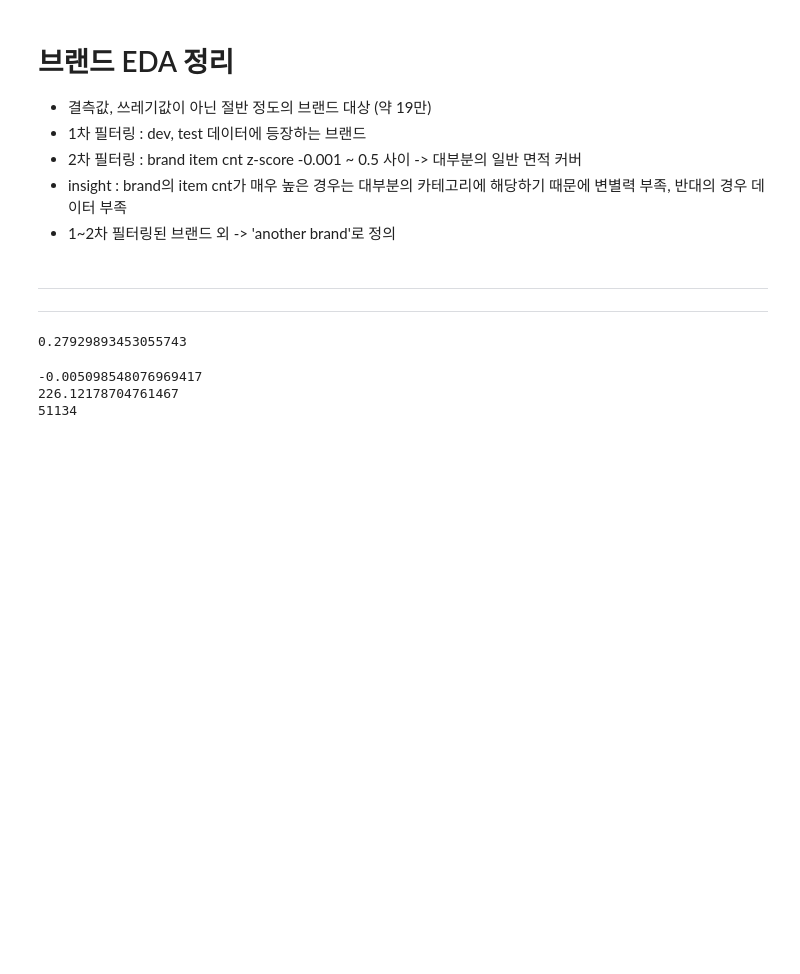
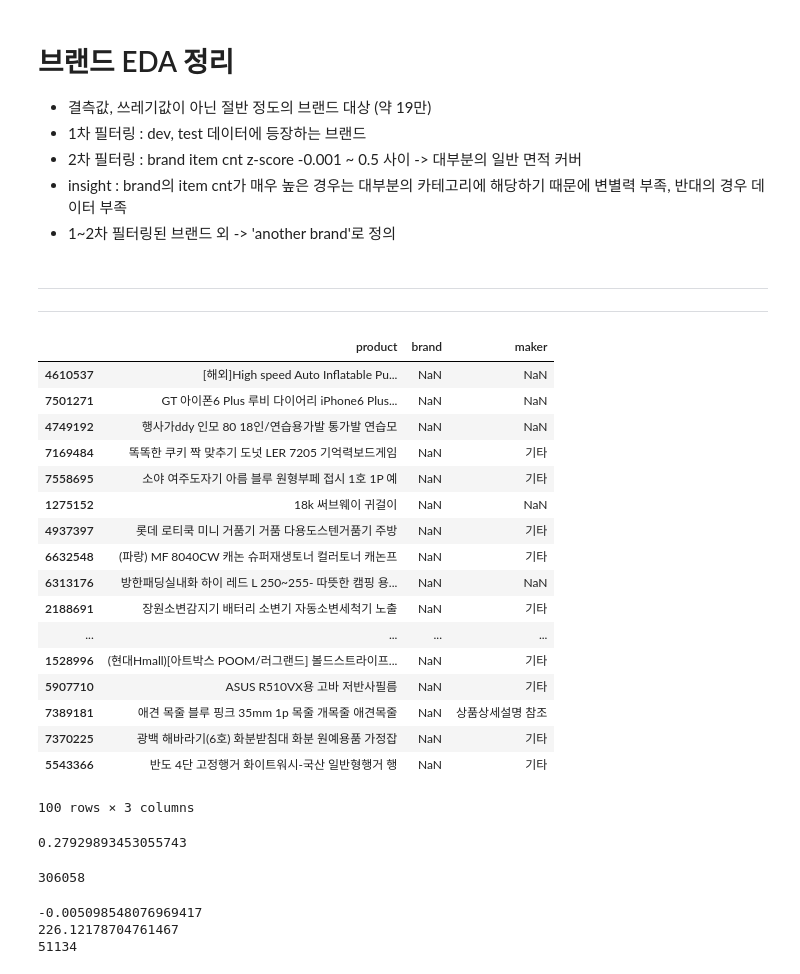
Before and after one commit to dunna-error/shopping-classification, a Jupyter notebook: yamarae/eda/02_eda_dataframe.ipynb, the cells around one changed output. Saved outputs shown, nothing was run; the diff lists cells and outputs as text; code cells hidden in the pictures; blank space fills up the shorter version.

```diff
--- a/yamarae/eda/02_eda_dataframe.ipynb
+++ b/yamarae/eda/02_eda_dataframe.ipynb
@@ -341,6 +331,27 @@ len(brand_z_list[np.where((0 < brand_z_list) & (brand_z_list < 0.5))])
 # %% [markdown]
 -----
 -----
+# %%
+df[df.brand.isnull()][['product','brand', 'maker']].sample(100).head(100)
+# %% [output]
+|  | product | brand | maker |
+| 4610537 | [해외]High speed Auto Inflatable Pu... | NaN | NaN |
+| 7501271 | GT 아이폰6 Plus 루비 다이어리 iPhone6 Plus... | NaN | NaN |
+| 4749192 | 행사가ddy 인모 80 18인/연습용가발 통가발 연습모 | NaN | NaN |
+| 7169484 | 똑똑한 쿠키 짝 맞추기 도넛 LER 7205 기억력보드게임 | NaN | 기타 |
+| 7558695 | 소야 여주도자기 아름 블루 원형부페 접시 1호 1P 예 | NaN | 기타 |
+| 1275152 | 18k 써브웨이 귀걸이 | NaN | NaN |
+| 4937397 | 롯데 로티쿡 미니 거품기 거품 다용도스텐거품기 주방 | NaN | 기타 |
+| 6632548 | (파랑) MF 8040CW 캐논 슈퍼재생토너 컬러토너 캐논프 | NaN | 기타 |
+| 6313176 | 방한패딩실내화 하이 레드 L 250~255- 따뜻한 캠핑 용... | NaN | NaN |
+| 2188691 | 장원소변감지기 배터리 소변기 자동소변세척기 노출 | NaN | 기타 |
+| ... | ... | ... | ... |
+| 1528996 | (현대Hmall)[아트박스 POOM/러그랜드] 볼드스트라이프... | NaN | 기타 |
+| 5907710 | ASUS R510VX용 고바 저반사필름 | NaN | 기타 |
+| 7389181 | 애견 목줄 블루 핑크 35mm 1p 목줄 개목줄 애견목줄 | NaN | 상품상세설명 참조 |
+| 7370225 | 광백 해바라기(6호) 화분받침대 화분 원예용품 가정잡 | NaN | 기타 |
+| 5543366 | 반도 4단 고정행거 화이트워시-국산 일반형행거 행 | NaN | 기타 |
+100 rows × 3 columns
 # %%
 ## 브랜드 정보는 없지만 제조사 정보만 있는 경우 : 약 30%
 len(df[(df.maker.notnull()) & (df.brand.isnull())][['maker']]) / df.shape[0]
@@ -357,6 +368,10 @@ for maker in maker_list:
         exception_maker_list.append(maker)
 # %%
 no_trash_unique_maker_list = df[(df.maker.notnull()) & (df.brand.isnull()) & ~df['maker'].isin(exception_maker_list)]['maker'].value_counts()
+# %%
+no_trash_unique_maker_list[1:].sum()
+# %% [output]
+306058
 # %%
 maker_z_list = stats.zscore(no_trash_unique_maker_list.values)
 print(maker_z_list.min())
```
Also changed, not shown: parts of 10 cells of this notebook, 4 other files.
